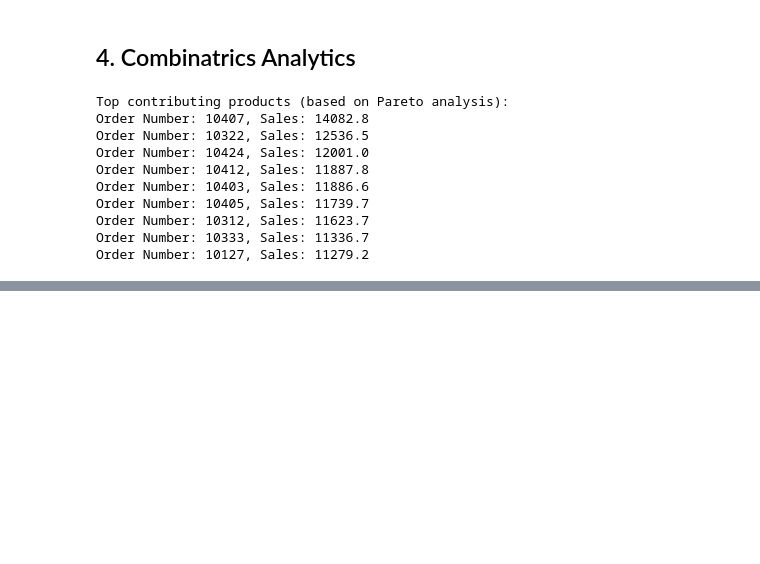
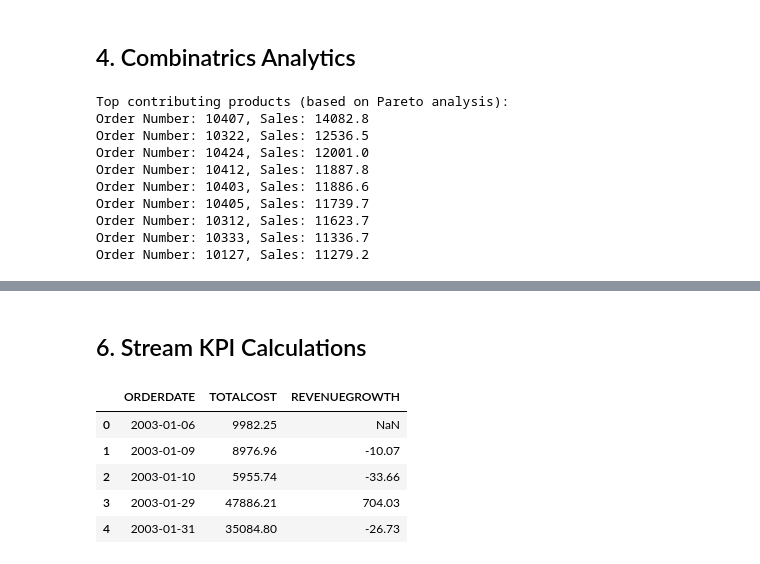
Before and after one commit to Usashiroy/biztools-Iterator-Based-Analytics-for-Scalable-Business-Intelligence, a Jupyter notebook: Biztools on Sales data/biztools on sales data.ipynb, the cells around one changed output, grey strips where cells are left out. Drawn from its saved outputs; the diff is of its cells as text; code cells hidden in the pictures; blank space fills up the shorter version.

```diff
--- a/Biztools on Sales data/biztools on sales data.ipynb
+++ b/Biztools on Sales data/biztools on sales data.ipynb
@@ -175,0 +193,19 @@ Order Number: 10127, Sales: 11279.2
+# %% [markdown]
+## 6. Stream KPI Calculations
+# %%
+# calculate the total cost for each order
+sales['ORDERDATE'] = pd.to_datetime(sales['ORDERDATE'])
+sales['TOTALCOST'] = sales['QUANTITYORDERED'] * sales['PRICEEACH']
+daily_sales = sales.groupby('ORDERDATE', as_index=False)['TOTALCOST'].sum()
+daily_sales = daily_sales.sort_values(by='ORDERDATE')
+
+# calculate the stream revenue
+total_revenue = StreamKpiCalculations.stream_revenue_growth(daily_sales, revenue_col="TOTALCOST", new_col_name='REVENUEGROWTH')
+total_revenue[['ORDERDATE', 'TOTALCOST', 'REVENUEGROWTH']].head()
+# %% [output]
+|  | ORDERDATE | TOTALCOST | REVENUEGROWTH |
+| 0 | 2003-01-06 | 9982.25 | NaN |
+| 1 | 2003-01-09 | 8976.96 | -10.07 |
+| 2 | 2003-01-10 | 5955.74 | -33.66 |
+| 3 | 2003-01-29 | 47886.21 | 704.03 |
+| 4 | 2003-01-31 | 35084.80 | -26.73 |
```
Also changed, not shown: parts of 3 cells of this notebook.
